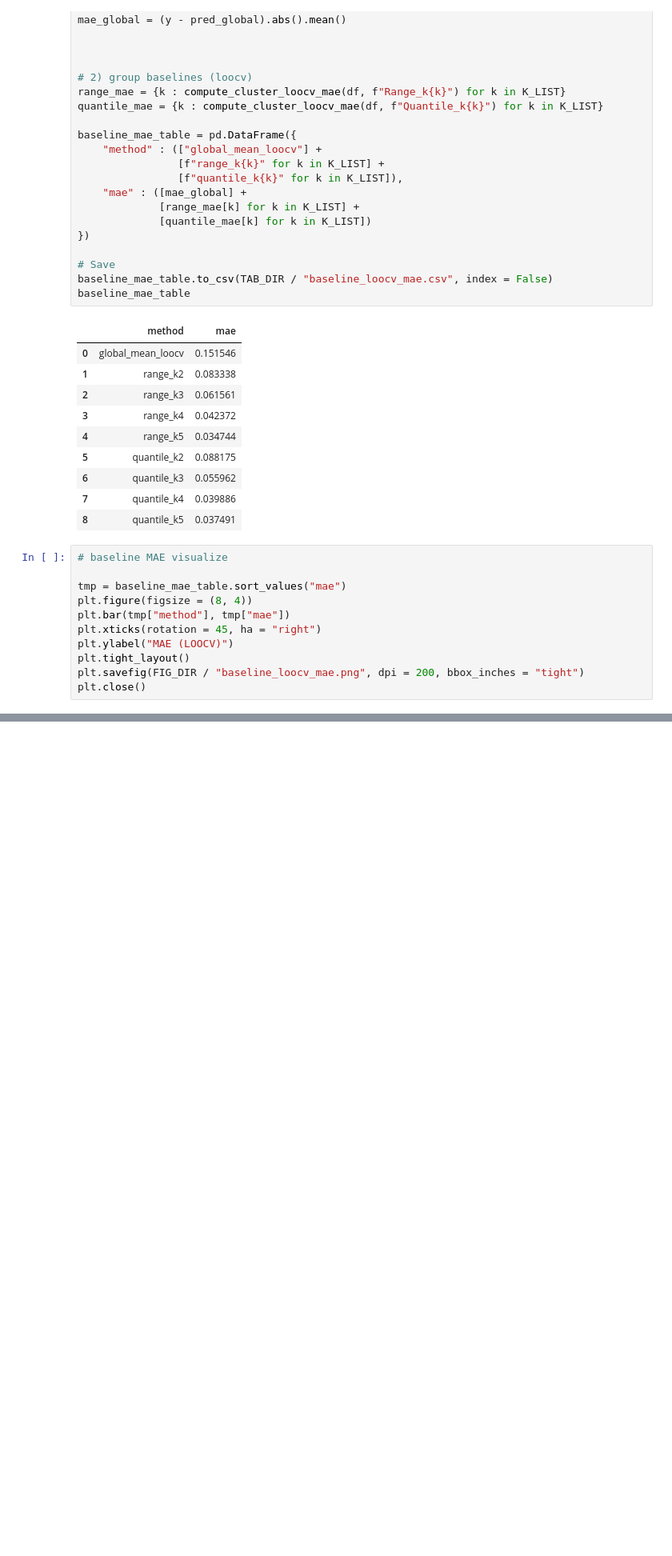
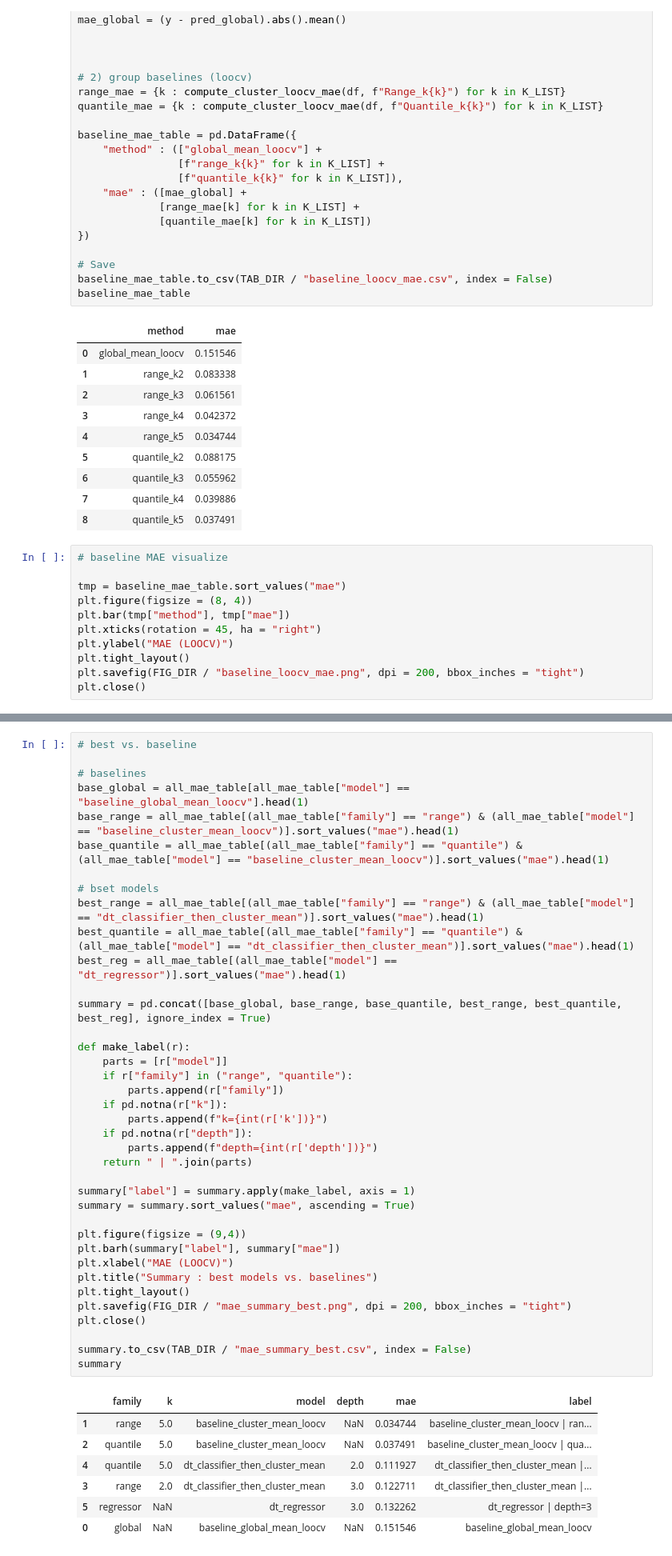
Before and after one commit to seulki-noh/master-thesis-portfolio, a Jupyter notebook: notebooks/01_portfolio.ipynb, the cells around one changed output, grey strips where cells are left out. Shown at 80% size. Drawn from its saved outputs; the diff is of its cells as text; blank space fills up the shorter version.

```diff
--- a/notebooks/01_portfolio.ipynb
+++ b/notebooks/01_portfolio.ipynb
@@ -188,0 +318,46 @@ def loocv_df_regressor(df, feature_cols, target_col = TARGET, max_depth = 2, ran
+# %%
+# best vs. baseline
+
+# baselines
+base_global = all_mae_table[all_mae_table["model"] == "baseline_global_mean_loocv"].head(1)
+base_range = all_mae_table[(all_mae_table["family"] == "range") & (all_mae_table["model"] == "baseline_cluster_mean_loocv")].sort_values("mae").head(1)
+base_quantile = all_mae_table[(all_mae_table["family"] == "quantile") & (all_mae_table["model"] == "baseline_cluster_mean_loocv")].sort_values("mae").head(1)
+
+# bset models
+best_range = all_mae_table[(all_mae_table["family"] == "range") & (all_mae_table["model"] == "dt_classifier_then_cluster_mean")].sort_values("mae").head(1)
+best_quantile = all_mae_table[(all_mae_table["family"] == "quantile") & (all_mae_table["model"] == "dt_classifier_then_cluster_mean")].sort_values("mae").head(1)
+best_reg = all_mae_table[(all_mae_table["model"] == "dt_regressor")].sort_values("mae").head(1)
+
+summary = pd.concat([base_global, base_range, base_quantile, best_range, best_quantile, best_reg], ignore_index = True)
+
+def make_label(r):
+    parts = [r["model"]]
+    if r["family"] in ("range", "quantile"):
+        parts.append(r["family"])
+    if pd.notna(r["k"]):
+        parts.append(f"k={int(r['k'])}")
+    if pd.notna(r["depth"]):
+        parts.append(f"depth={int(r['depth'])}")
+    return " | ".join(parts)
+
+summary["label"] = summary.apply(make_label, axis = 1)
+summary = summary.sort_values("mae", ascending = True)
+
+plt.figure(figsize = (9,4))
+plt.barh(summary["label"], summary["mae"])
+plt.xlabel("MAE (LOOCV)")
+plt.title("Summary : best models vs. baselines")
+plt.tight_layout()
+plt.savefig(FIG_DIR / "mae_summary_best.png", dpi = 200, bbox_inches = "tight")
+plt.close()
+
+summary.to_csv(TAB_DIR / "mae_summary_best.csv", index = False)
+summary
+# %% [output]
+|  | family | k | model | depth | mae | label |
+| 1 | range | 5.0 | baseline_cluster_mean_loocv | NaN | 0.034744 | baseline_cluster_mean_loocv | ran... |
+| 2 | quantile | 5.0 | baseline_cluster_mean_loocv | NaN | 0.037491 | baseline_cluster_mean_loocv | qua... |
+| 4 | quantile | 5.0 | dt_classifier_then_cluster_mean | 2.0 | 0.111927 | dt_classifier_then_cluster_mean |... |
+| 3 | range | 2.0 | dt_classifier_then_cluster_mean | 3.0 | 0.122711 | dt_classifier_then_cluster_mean |... |
+| 5 | regressor | NaN | dt_regressor | 3.0 | 0.132262 | dt_regressor | depth=3 |
+| 0 | global | NaN | baseline_global_mean_loocv | NaN | 0.151546 | baseline_global_mean_loocv |
```
Also changed, not shown: parts of 6 cells of this notebook, 8 other files.
